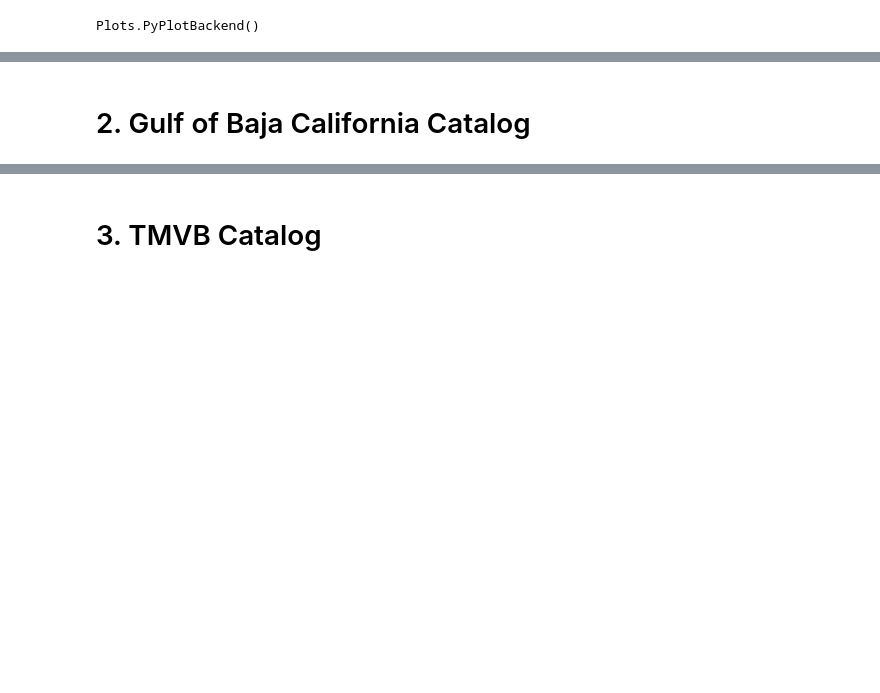
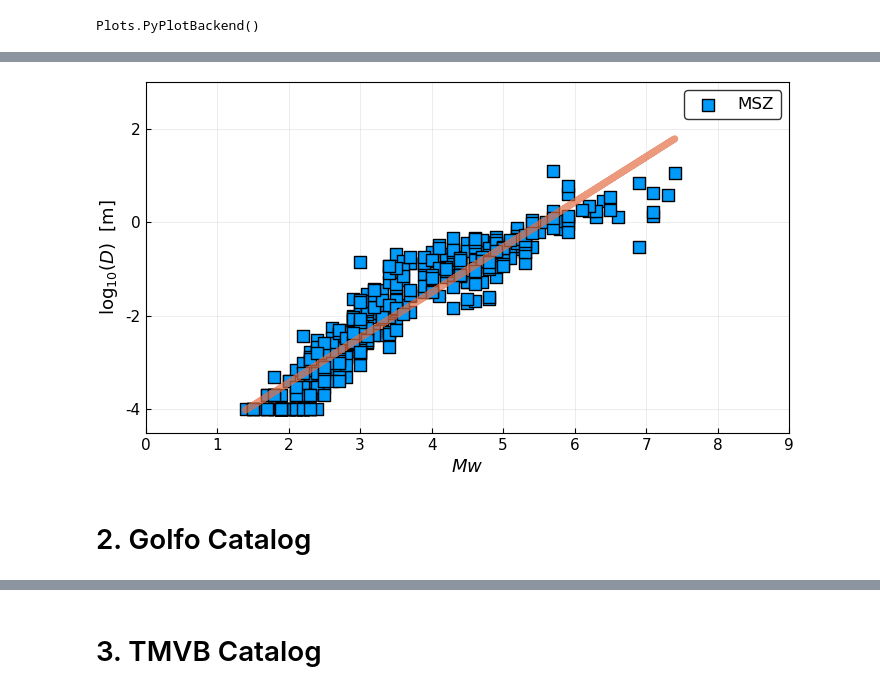
Before and after one commit to CGEOUNAM/MexicanEarthquakeDatabase, a Jupyter notebook: SubCatalog-Regression.ipynb, the cells around one changed output, grey strips where cells are left out. Cells and saved outputs as stored; diff of their text form; code cells hidden in the pictures; blank space fills up the shorter version.

```diff
--- a/SubCatalog-Regression.ipynb
+++ b/SubCatalog-Regression.ipynb
@@ -105,11 +168,11 @@ dcorr = fMwD(x);
 # %%
-scatter((SUB2[:Magnitud]),(SUB2[:LogD]), m=(8,:rect),leg=false,
+scatter((SUB2[:Magnitud]),(SUB2[:LogD]), m=(8,:rect),lab=sub,
     xlabel=L"$Mw$", ylabel=L"$\log_{10} (D)$  [m]",ylims=(-4.5,3),xlims=(0,9),xticks=(0:1:9),size=(700,400),box=:True,
 legendfont=Plots.font("Helvetica",12),
 xtickfont=Plots.font("Helvetica",11),
 ytickfont=Plots.font("Helvetica",11),
 guidefont=Plots.font("Helvetica",13))
-plot!(x,dcorr,linewidth=5,linealpha=0.7)
+plot!(xDsub,dcorrDsub,linewidth=5,linealpha=0.7,lab="")
 #plot!([dcorr dcorr],fillrange=[dcorr+σd,dcorr-σd],fillalpha=0.3,c=:orange,leg=false)
 #PyPlot.savefig("MwvsDRegress.pdf",dpi=400)
 # %% [output]
@@ -117,5 +179,6 @@ plot!(x,dcorr,linewidth=5,linealpha=0.7)
+[figure, added]
 # %% [markdown]
-# 2. Gulf of Baja California Catalog
+# 2. Golfo Catalog
 # %%
 ReGolMwFc = lm(@formula(freq_esc_ ~ Magnitud),DataGolfo)
 # %% [output]
```
Also changed, not shown: parts of 41 cells of this notebook.
